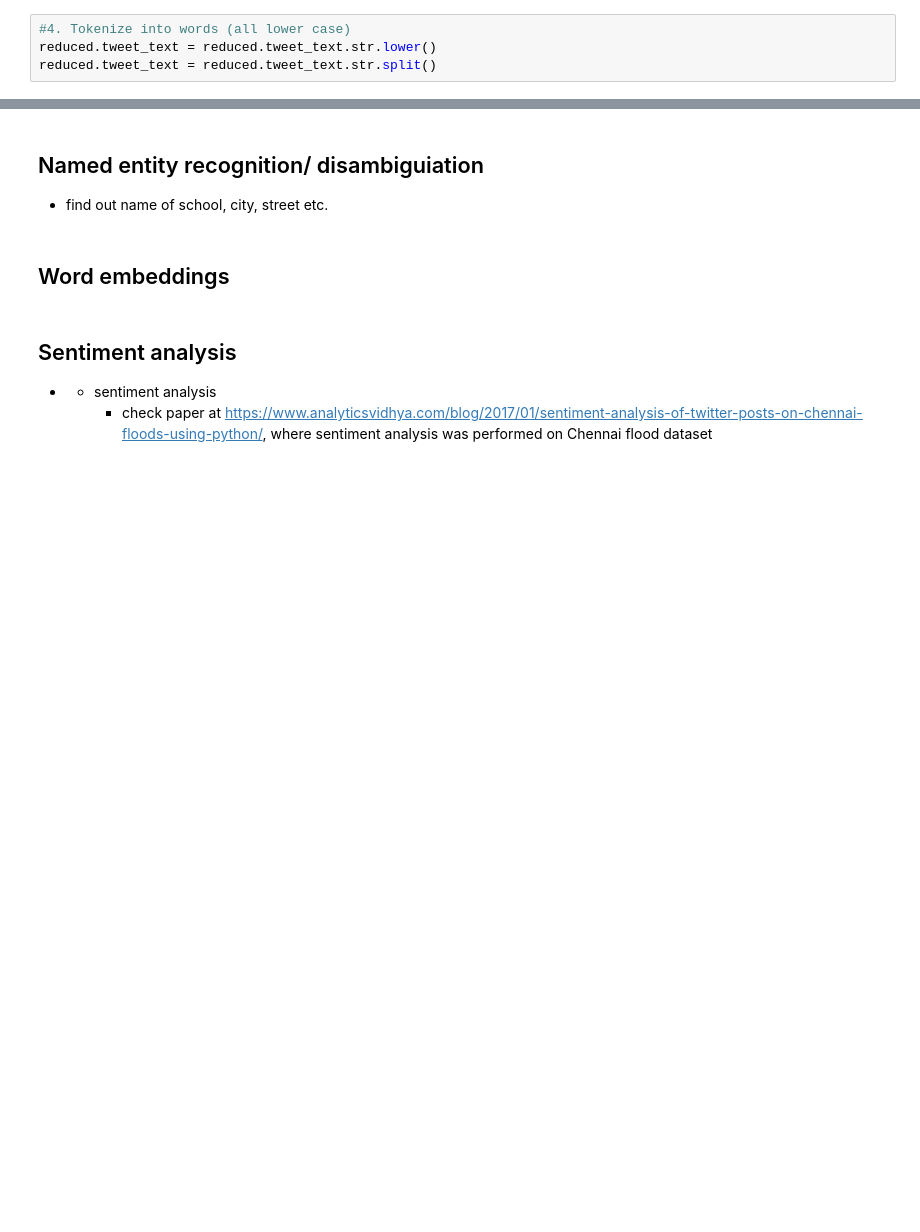
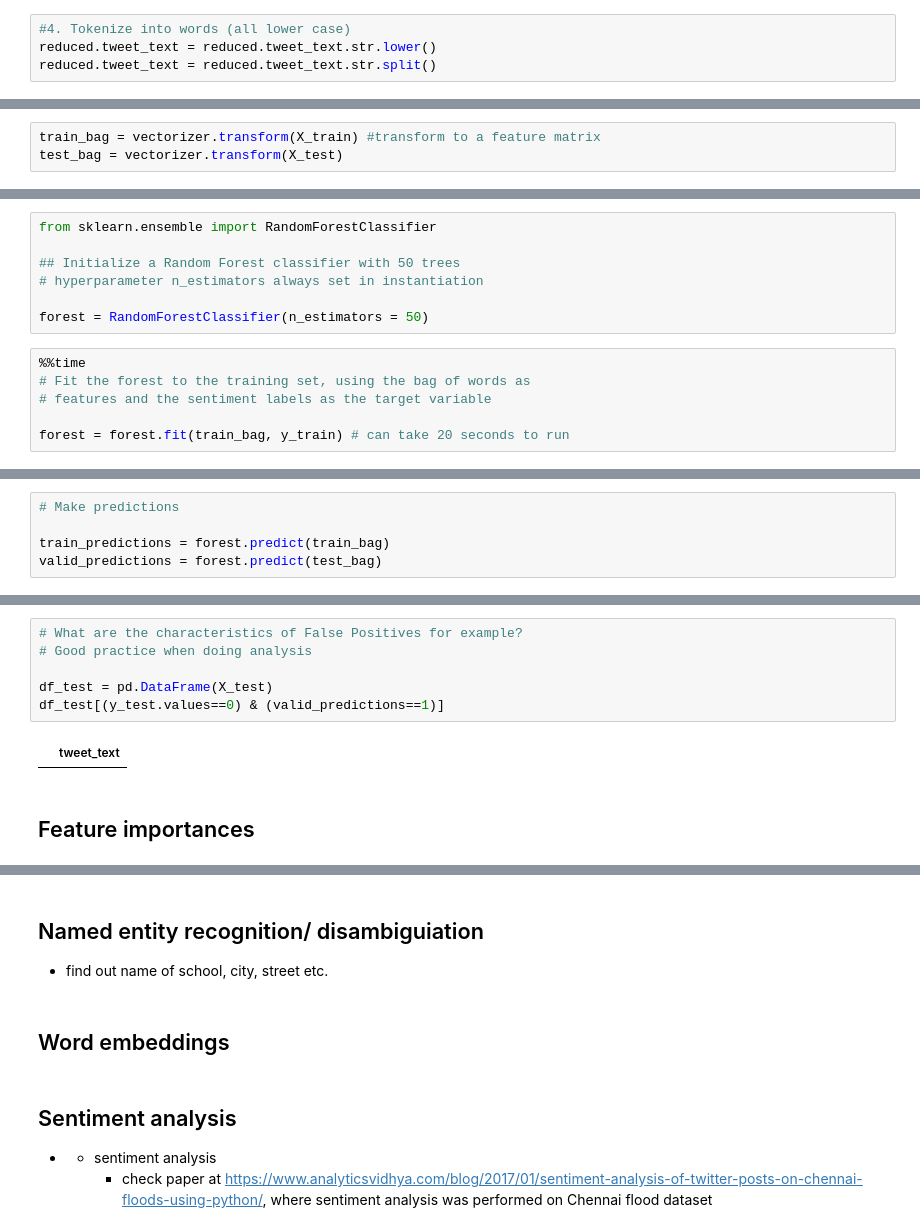
Before and after one commit to pierrelouismissler/AsTeR, a Jupyter notebook: research_NLP/NLP_research_and_dev.ipynb, the cells around one changed output, grey strips where cells are left out. Drawn from its saved outputs; the diff is of its cells as text; blank space fills up the shorter version.

```diff
--- a/research_NLP/NLP_research_and_dev.ipynb
+++ b/research_NLP/NLP_research_and_dev.ipynb
@@ -176,0 +376,3 @@ reduced.tweet_text = reduced.tweet_text.str.split()
+# %%
+train_bag = vectorizer.transform(X_train) #transform to a feature matrix
+test_bag = vectorizer.transform(X_test)
@@ -222,0 +423,13 @@ missing
+# %%
+from sklearn.ensemble import RandomForestClassifier
+
+## Initialize a Random Forest classifier with 50 trees
+# hyperparameter n_estimators always set in instantiation
+
+forest = RandomForestClassifier(n_estimators = 50)
+# %%
+%%time
+# Fit the forest to the training set, using the bag of words as
+# features and the sentiment labels as the target variable
+
+forest = forest.fit(train_bag, y_train) # can take 20 seconds to run
@@ -222,0 +438,5 @@ missing
+# %%
+# Make predictions
+
+train_predictions = forest.predict(train_bag)
+valid_predictions = forest.predict(test_bag)
@@ -222,0 +491,10 @@ missing
+# %%
+# What are the characteristics of False Positives for example?
+# Good practice when doing analysis
+
+df_test = pd.DataFrame(X_test)
+df_test[(y_test.values==0) & (valid_predictions==1)]
+# %% [output]
+|  | tweet_text |
+# %% [markdown]
+## Feature importances
```
Also changed, not shown: parts of 50 cells of this notebook, 12 other files.
